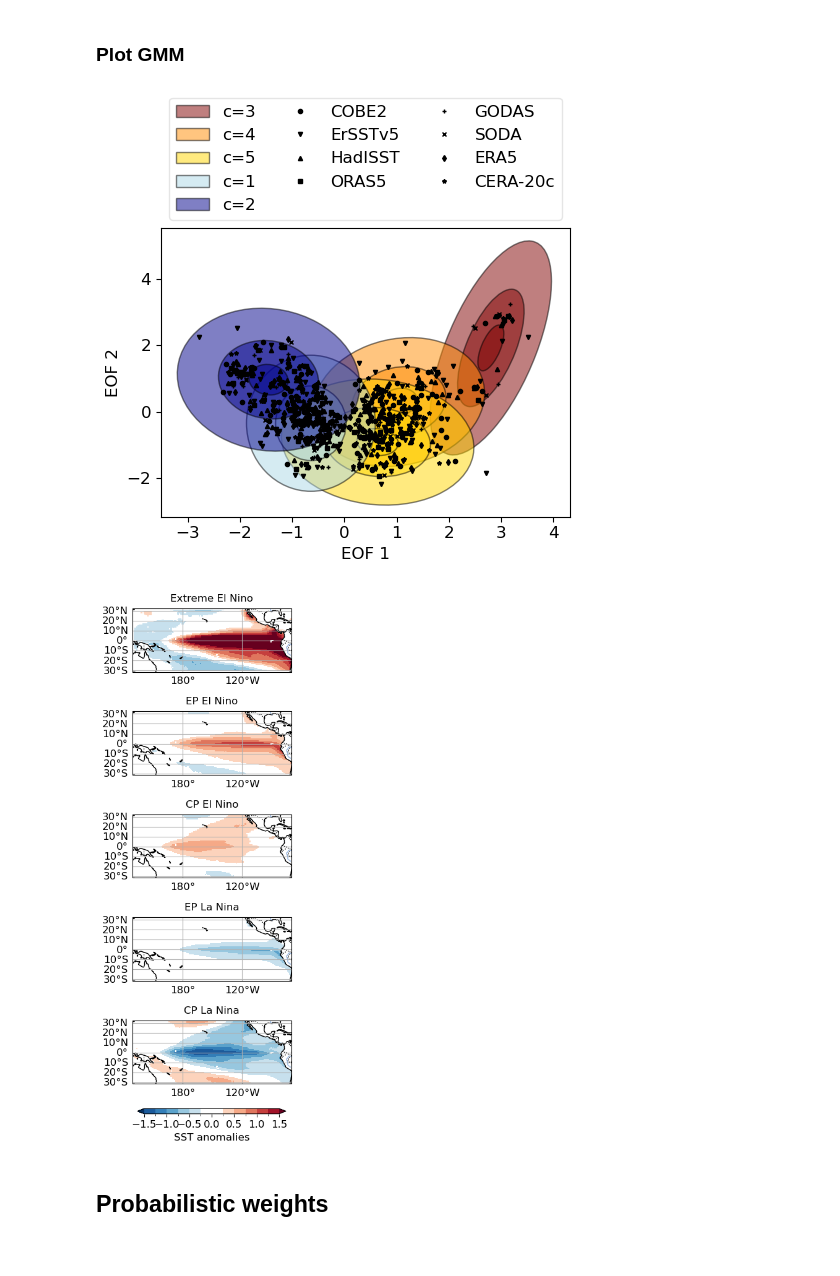
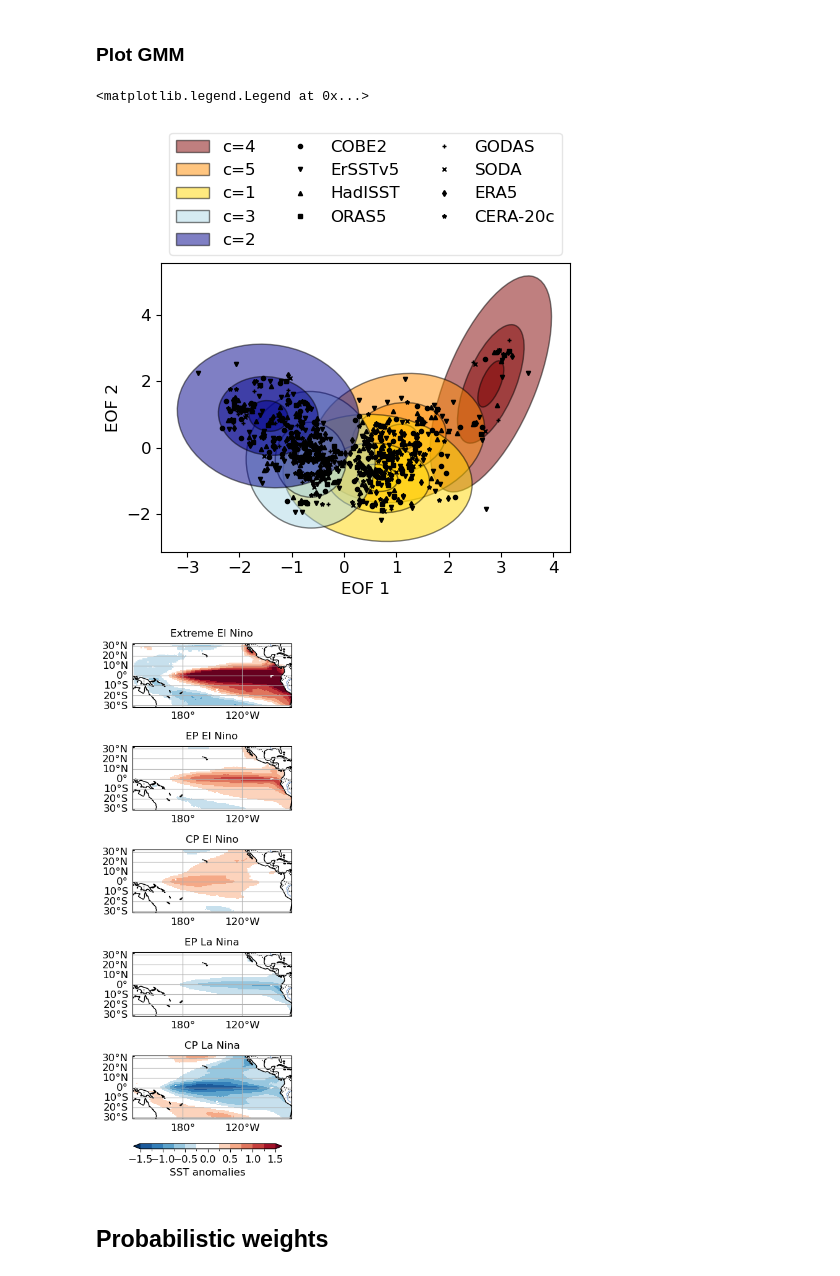
Before and after one commit to jakob-schloer/LatentGMM, a Jupyter notebook: scripts/pcgmm.ipynb, the cells around one changed output. Drawn from its saved outputs; the diff is of its cells as text; code cells hidden in the pictures.

```diff
--- a/scripts/pcgmm.ipynb
+++ b/scripts/pcgmm.ipynb
@@ -3,5 +3,4 @@
 # %%
-from importlib import reload
 import xarray as xr
 import numpy as np
 import pandas as pd
@@ -10,10 +9,10 @@ import cartopy as ctp
 import seaborn as sns
 from sklearn import mixture, decomposition
 
-from climvae.utils import utenso, preproc, eof, utdata, utstats, metric
-import climvae.vaeplot as vpl
+from latgmm.utils import utenso, preproc, eof, utdata, utstats, metric
+import latgmm.geoplot as gpl
 
-plt.style.use("../../paper.mplstyle")
+plt.style.use("../paper.mplstyle")
 # %% [markdown]
 ## Load data
 # %%
@@ -104,9 +123,8 @@ else:
 # %% [markdown]
 ### EOF transformation
 # %%
-reload(eof)
 n_components = 2
-sppca = eof.SpatioTemporalPCA(ds4eof, n_components=n_components)
+sppca = eof.SpatioTemporalPCA(ds, n_components=n_components)
 eofs = sppca.get_eofs()
 pcs = sppca.get_principal_components()
 print(f"Explained variance: {np.sum(sppca.explained_variance())}")
@@ -115,7 +133,6 @@ Explained variance: 0.48147561855154086
 # %%
 # EOF maps
-reload(vpl)
-vars = list(ds4eof.data_vars)
+vars = list(ds.data_vars)
 fig = plt.figure(figsize=(7, 2*len(vars)))
 proj = ctp.crs.PlateCarree(central_longitude=180)
 axs = []
@@ -123,7 +140,7 @@ for i in range(sppca.n_components):
     comp = eofs.isel(eof=i)
     for j, var in enumerate(vars):
         ax = fig.add_subplot(len(vars), sppca.n_components, i+sppca.n_components*j+1, projection=proj)
-        im = vpl.plot_map(comp[var], central_longitude=180, ax=ax,
+        im = gpl.plot_map(comp[var], central_longitude=180, ax=ax,
                      bar='continuous', vmin=-.03, vmax=.03, add_bar=False)
         im['gl'].top_labels = False
         if i > 0:
@@ -134,8 +151,5 @@ cbar_ax = fig.add_axes([0.99, .2, 0.01, 0.6])
 cb = fig.colorbar(im['im'], cax=cbar_ax, orientation='vertical', shrink=0.6, extend='both')
 cb.set_label(label=rf"EOF")
 
-vpl.enumerate_subplots(axs, pos_x=.01, pos_y=.85)
-
-#fig.savefig("../../output/paperplots/eofs_reanalysis.png",
-#            transparent=True, dpi=300, bbox_inches='tight')
+gpl.enumerate_subplots(axs, pos_x=.01, pos_y=.85)
 # %% [output]
@@ -233,7 +252,7 @@ ax = sns.boxplot(data=result, x='k', y='bic', ax=ax)
 # %%
 # Train GMM
 n_cluster=5
-n_rand = 42 # np.random.randint(0,1000)
+n_rand = 42
 gmm_pca = mixture.GaussianMixture(n_components=n_cluster,
                       covariance_type='full', max_iter=100,
                       random_state=n_rand)
@@ -255,9 +274,7 @@ fig, ax = plt.subplots(figsize=(5,5))
 
 # Plot gmm means
 gmm_order = np.arange(gmm_pca.means_.shape[0])
-gmm_order = np.array([3, 4, 5, 1, 2]) -1 # all sst
-#gmm_order = [3,1,2,4,0] # ssta lon=[-15, 15]
-# gmm_order = [1,3,2,0,4] # ssta, ssha
+gmm_order = np.array([4, 5, 1, 3, 2]) -1 # all sst
 gmclrs = ['maroon', 'darkorange', 'gold', 'lightblue', 'darkblue', 'black']
 for i, k in enumerate(gmm_order):
     mean = gmm_pca.means_[k, :]
@@ -276,7 +293,7 @@ for i, k in enumerate(gmm_order):
     for p in [0.9, 0.5, 0.1]:
         if p==0.1:
             gmkwargs['label'] = f"c={k+1}"
-        vpl.plot_2dgaussian(mean, Sigma,
+        gpl.plot_2dgaussian(mean, Sigma,
                              ax=ax, p=p, **gmkwargs)
 
 ax.set_xlabel("EOF 1")
@@ -288,46 +305,42 @@ for i, dname in enumerate(data_config['filenames']):
             **plparam[dname['name']])
 
 ax.legend(bbox_to_anchor=(0., 1.0, 1., 0.1), loc="lower left", ncol=3, mode='expand')
-
-fig.savefig("../../output/paperplots/pcgmm_latent.png",
-            transparent=True, dpi=300, bbox_inches='tight')
 # %% [output]
+<matplotlib.legend.Legend at 0x...>
-[figure, old version]
+[figure, new version]
 # %%
 # Plot mean of Gaussian mixtures
 plparam = {'ssta': dict(vmin=-1.5, vmax=1.5, step=0.25, cmap='RdBu_r', centercolor="#ffffff"),
            'ssha': dict(vmin=-.15, vmax=.15, step=0.025,cmap='RdGy_r', centercolor="#ffffff")}
 labels = ['Extreme El Nino', 'EP El Nino', 'CP El Nino', 'EP La Nina', 'CP La Nina',]
 
 means = sppca.inverse_transform(gmm_pca.means_, newdim='mu')
 # Unnormalize
 if data_config['normalization'] is not None:
     for var in list(ds.data_vars):
         means[var] = ds.attrs[var]['normalizer'].inverse_transform(means[var])
 
 vars = ds.data_vars
 fig = plt.figure(figsize=(4*len(vars), 1.7*len(gmm_order)))
 proj = ctp.crs.PlateCarree(central_longitude=180)
 for i, k in enumerate(gmm_order):
     mu = means.sel(mu=k)
     for j, var in enumerate(vars):
         idx = len(vars)*i+j+1
         ax = fig.add_subplot(len(gmm_order), len(vars), idx, projection=proj)
-        im = vpl.plot_map(mu[var], central_longitude=180, ax=ax,
+        im = gpl.plot_map(mu[var], central_longitude=180, ax=ax,
                           bar='discrete', add_bar=False, **plparam[var])
         im['gl'].top_labels = False
 #        ax.set_title(rf"$c_{k+1}$", fontsize=14)
         ax.set_title(labels[i], fontsize=12)
 
 # Shared colorbar
 cbar_ax = fig.add_axes([0.2, -.01, 0.6, 0.01])
 cbar = plt.colorbar(im['im'], orientation='horizontal', shrink=0.7,
                     cax=cbar_ax, extend='both')
 cbar.set_label(f"SST anomalies", size=12)
-fig.savefig("../../output/paperplots/pcgmm_mean_decoding.png",
-            transparent=True, dpi=300, bbox_inches='tight')
 # %% [output]
-[figure, old version]
+[figure, new version]
 # %%
 # Save means
 if False:
```
Also changed, not shown: parts of 34 cells of this notebook, 17 other files.
